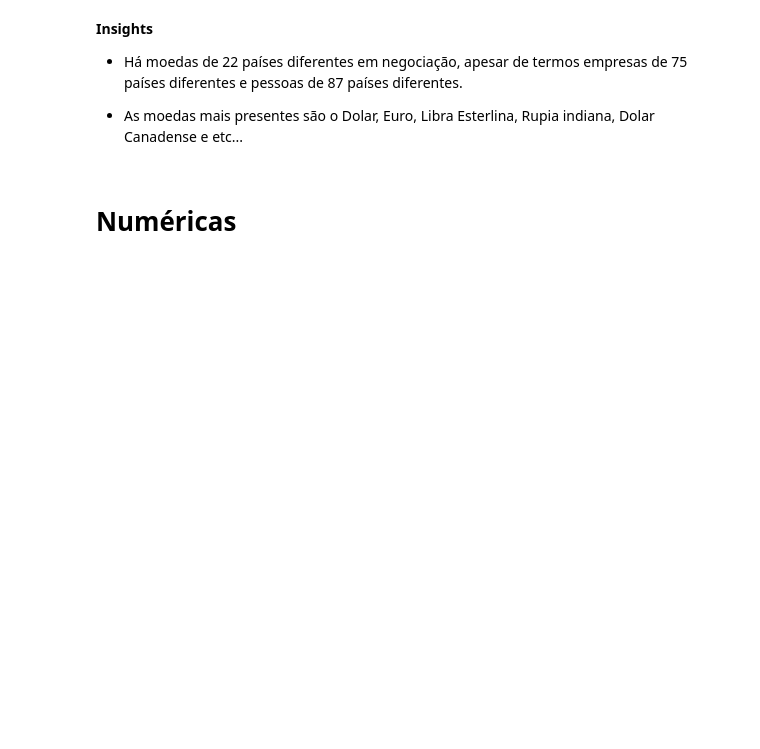
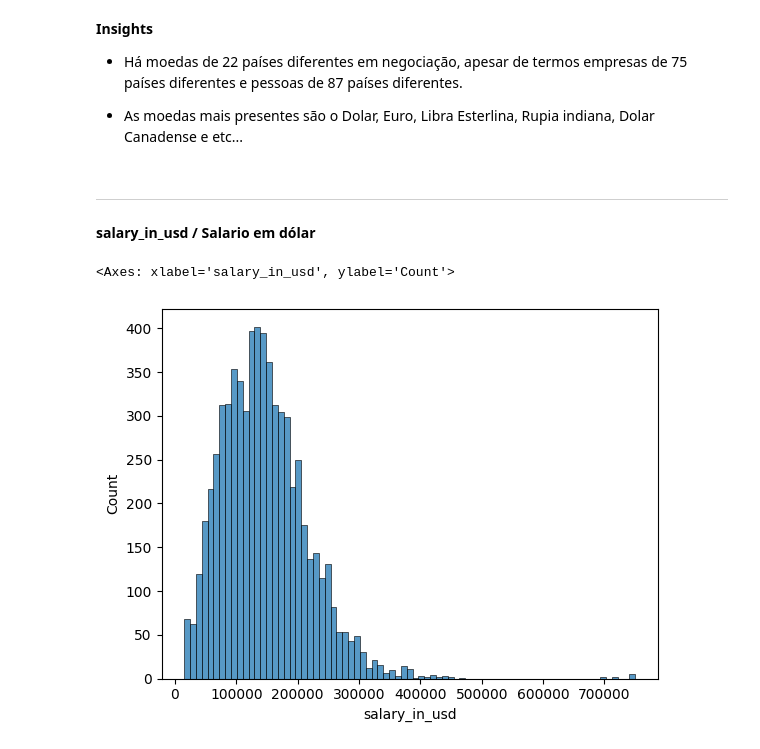
Before and after one commit to Alexandre-Esposte/dive-into-data-careers, a Jupyter notebook: notebook/data_careers_analysis.ipynb, the cells around one changed output. Drawn from its saved outputs; the diff is of its cells as text; code cells hidden in the pictures; blank space fills up the shorter version.

```diff
--- a/notebook/data_careers_analysis.ipynb
+++ b/notebook/data_careers_analysis.ipynb
@@ -557,5 +556,11 @@ aux
 * Há moedas de 22 países diferentes em negociação, apesar de termos empresas de 75 países diferentes e pessoas de 87 países diferentes.
 
 * As moedas mais presentes são o Dolar, Euro, Libra Esterlina, Rupia indiana, Dolar Canadense e etc...
-# %% [markdown]
-# Numéricas
+# %% [markdown]
+---
+**salary_in_usd / Salario em dólar**
+# %%
+sns.histplot(data=salarios,x='salary_in_usd')
+# %% [output]
+<Axes: xlabel='salary_in_usd', ylabel='Count'>
+[figure, added]
```
Also changed, not shown: parts of 8 cells of this notebook, 2 other files.
